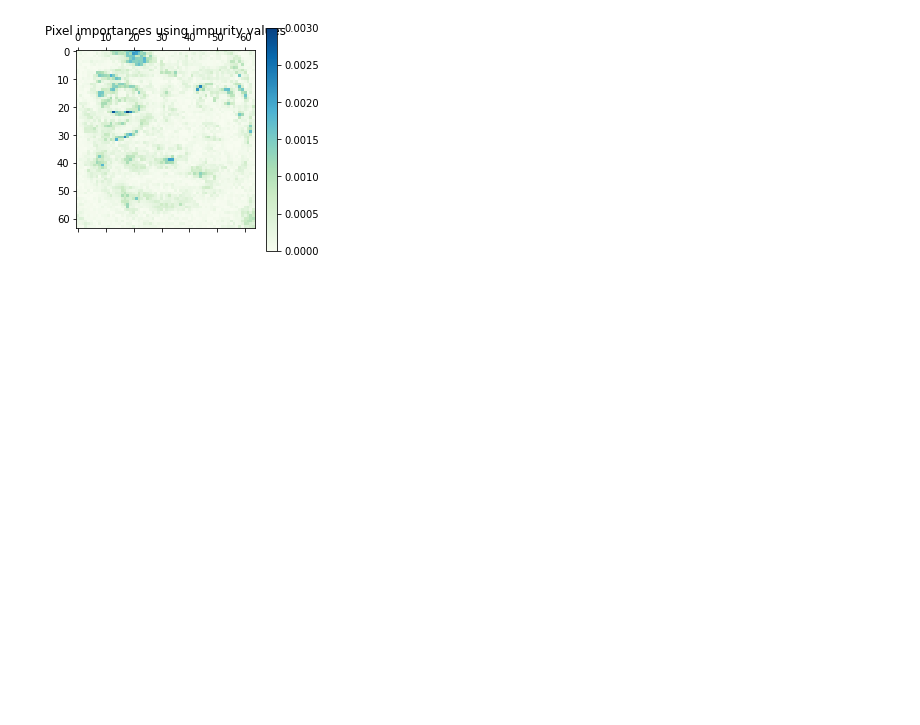
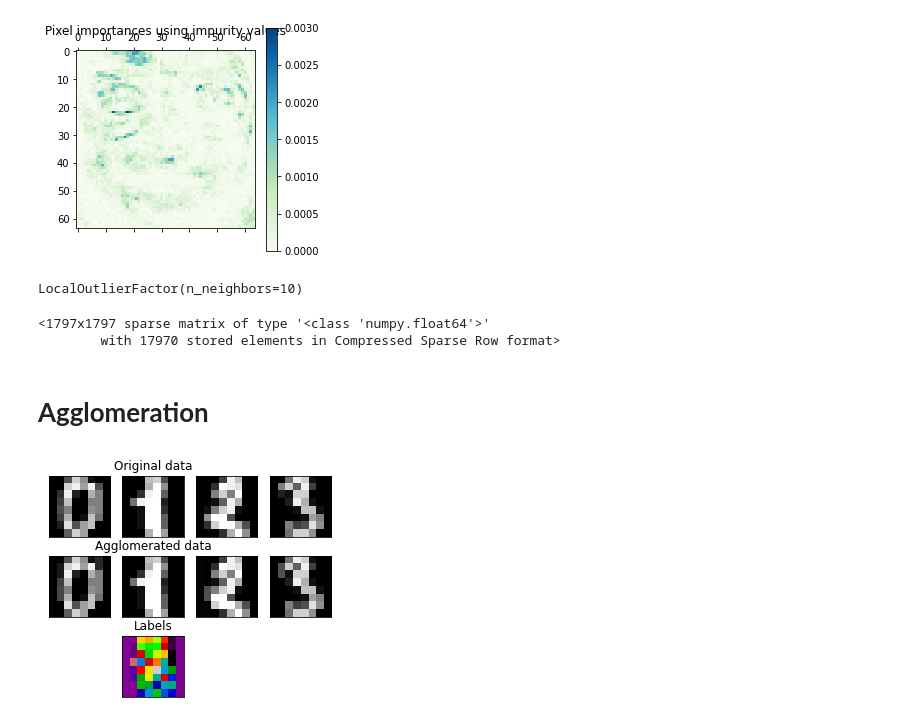
Before and after one commit to DommiiUdomp/Dommii, a Jupyter notebook: IntroImageClassification.ipynb, the cells around one changed output. Saved outputs shown, nothing was run; the diff lists cells and outputs as text; code cells hidden in the pictures; blank space fills up the shorter version.

```diff
--- a/IntroImageClassification.ipynb
+++ b/IntroImageClassification.ipynb
@@ -185,0 +201,60 @@ Elapsed time to compute the importances: 0.661 seconds
+# %%
+iso = LocalOutlierFactor(n_neighbors=10)
+iso.fit(X, y)
+# %% [output]
+LocalOutlierFactor(n_neighbors=10)
+# %%
+iso.kneighbors_graph()
+# %% [output]
+<1797x1797 sparse matrix of type '<class 'numpy.float64'>'
+        with 17970 stored elements in Compressed Sparse Row format>
+# %% [markdown]
+# **Agglomeration**
+# %%
+import numpy as np
+import matplotlib.pyplot as plt
+
+from sklearn import datasets, cluster
+from sklearn.feature_extraction.image import grid_to_graph
+
+digits = datasets.load_digits()
+images = digits.images
+X = np.reshape(images, (len(images), -1))
+connectivity = grid_to_graph(*images[0].shape)
+
+agglo = cluster.FeatureAgglomeration(connectivity=connectivity, n_clusters=43)
+
+agglo.fit(X)
+X_reduced = agglo.transform(X)
+
+X_restored = agglo.inverse_transform(X_reduced)
+images_restored = np.reshape(X_restored, images.shape)
+plt.figure(1, figsize=(4, 3.5))
+plt.clf()
+plt.subplots_adjust(left=0.01, right=0.99, bottom=0.01, top=0.91)
+for i in range(4):
+    plt.subplot(3, 4, i + 1)
+    plt.imshow(images[i], cmap=plt.cm.gray, vmax=16, interpolation="nearest")
+    plt.xticks(())
+    plt.yticks(())
+    if i == 1:
+        plt.title("Original data")
+    plt.subplot(3, 4, 4 + i + 1)
+    plt.imshow(images_restored[i], cmap=plt.cm.gray, vmax=16, interpolation="nearest")
+    if i == 1:
+        plt.title("Agglomerated data")
+    plt.xticks(())
+    plt.yticks(())
+
+plt.subplot(3, 4, 10)
+plt.imshow(
+    np.reshape(agglo.labels_, images[0].shape),
+    interpolation="nearest",
+    cmap=plt.cm.nipy_spectral,
+)
+plt.xticks(())
+plt.yticks(())
+plt.title("Labels")
+plt.show()
+# %% [output]
+[figure, added]
```
Also changed, not shown: parts of 4 cells of this notebook.
